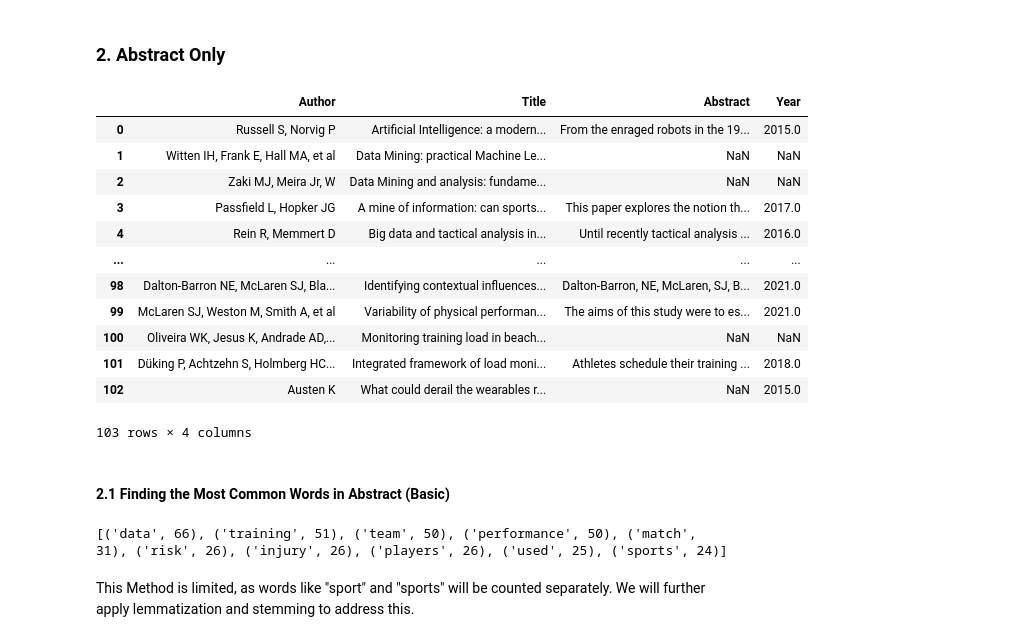
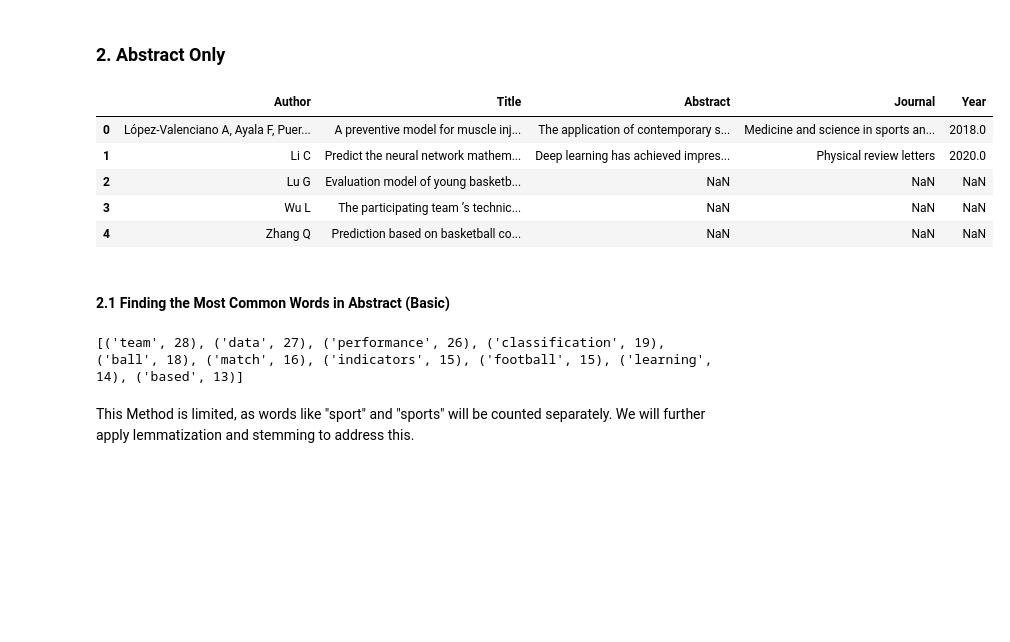
Before and after one commit to Matt17BR/ml4ds2324_topic_modeling, a Jupyter notebook: scripts/topic_modeling.ipynb, the cells around one changed output. Drawn from its saved outputs; the diff is of its cells as text; code cells hidden in the pictures; blank space fills up the shorter version.

Commit message:
- Only include papers relevant to injuries/perf (exclude methodology papers) - Create new script files

```diff
--- a/scripts/topic_modeling.ipynb
+++ b/scripts/topic_modeling.ipynb
@@ -201,22 +192,15 @@ styled_df
 ### 2. Abstract Only
 # %%
 #Loading the CSV file with references
-ref_abs = pd.read_csv(os.path.join('..','results','paper_refs_abstracts.csv'))
-ref_abs
+ref_abs = pd.read_csv(os.path.join('..','results','refs_abstracts_sys.csv'))
+ref_abs.head()
 # %% [output]
-|  | Author | Title | Abstract | Year |
-| 0 | Russell S, Norvig P | Artificial Intelligence: a modern... | From the enraged robots in the 19... | 2015.0 |
-| 1 | Witten IH, Frank E, Hall MA, et al | Data Mining: practical Machine Le... | NaN | NaN |
-| 2 | Zaki MJ, Meira Jr, W | Data Mining and analysis: fundame... | NaN | NaN |
-| 3 | Passfield L, Hopker JG | A mine of information: can sports... | This paper explores the notion th... | 2017.0 |
-| 4 | Rein R, Memmert D | Big data and tactical analysis in... | Until recently tactical analysis ... | 2016.0 |
-| ... | ... | ... | ... | ... |
-| 98 | Dalton-Barron NE, McLaren SJ, Bla... | Identifying contextual influences... | Dalton-Barron, NE, McLaren, SJ, B... | 2021.0 |
-| 99 | McLaren SJ, Weston M, Smith A, et al | Variability of physical performan... | The aims of this study were to es... | 2021.0 |
-| 100 | Oliveira WK, Jesus K, Andrade AD,... | Monitoring training load in beach... | NaN | NaN |
-| 101 | Düking P, Achtzehn S, Holmberg HC... | Integrated framework of load moni... | Athletes schedule their training ... | 2018.0 |
-| 102 | Austen K | What could derail the wearables r... | NaN | 2015.0 |
+|  | Author | Title | Abstract | Journal | Year |
+| 0 | López-Valenciano A, Ayala F, Puer... | A preventive model for muscle inj... | The application of contemporary s... | Medicine and science in sports an... | 2018.0 |
+| 1 | Li C | Predict the neural network mathem... | Deep learning has achieved impres... | Physical review letters | 2020.0 |
+| 2 | Lu G | Evaluation model of young basketb... | NaN | NaN | NaN |
+| 3 | Wu L | The participating team ’s technic... | NaN | NaN | NaN |
+| 4 | Zhang Q | Prediction based on basketball co... | NaN | NaN | NaN |
-103 rows × 4 columns
 # %% [markdown]
  #### 2.1 Finding the Most Common Words in Abstract (Basic)
 # %%
@@ -246,7 +230,7 @@ most_common_words_basic_A = word_counts.most_common(10)
 
 print(most_common_words_basic_A)
 # %% [output]
-[('data', 66), ('training', 51), ('team', 50), ('performance', 50), ('match', 31), ('risk', 26), ('injury', 26), ('players', 26), ('used', 25), ('sports', 24)]
+[('team', 28), ('data', 27), ('performance', 26), ('classification', 19), ('ball', 18), ('match', 16), ('indicators', 15), ('football', 15), ('learning', 14), ('based', 13)]
 # %% [markdown]
 This Method is limited, as words like "sport" and "sports" will be counted separately. We will further apply lemmatization and stemming to address this.
 # %% [markdown]
```
Also changed, not shown: parts of 10 cells of this notebook, 8 other files.
